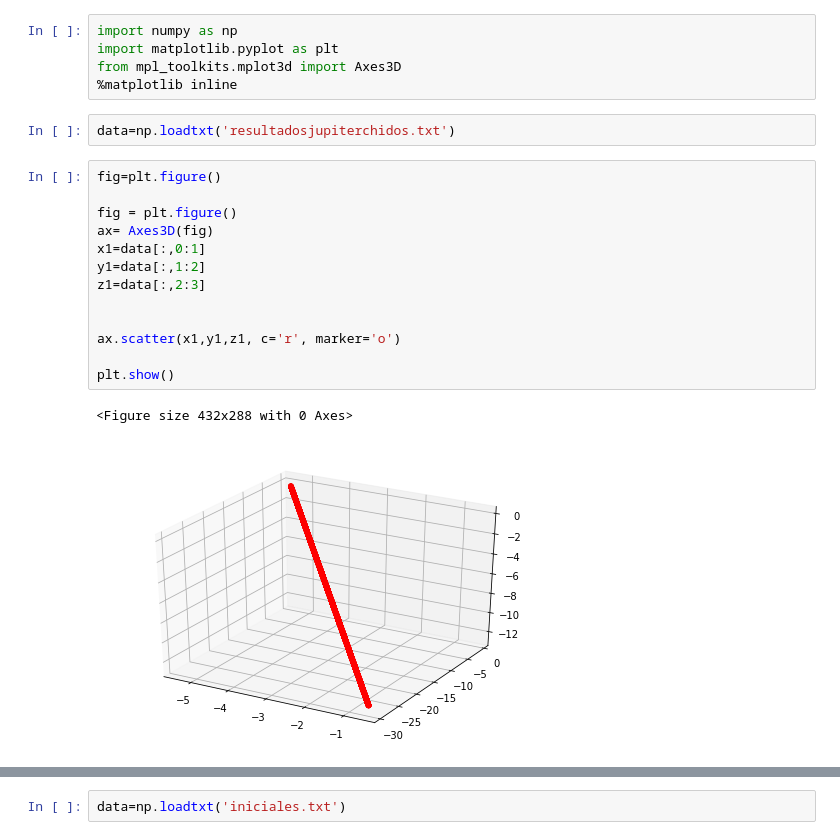
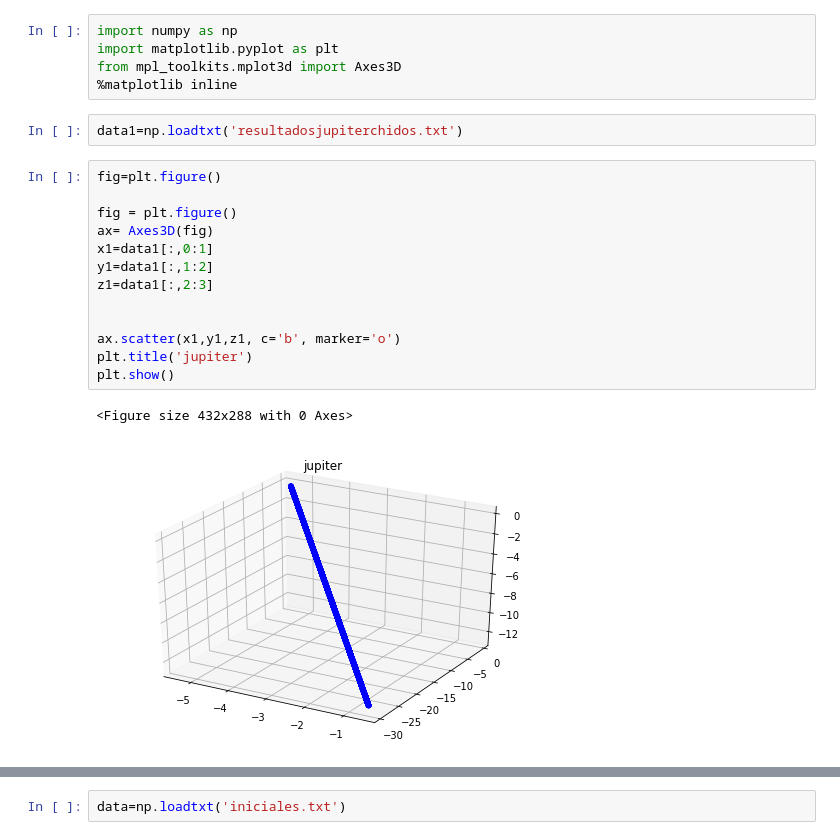
Before and after one commit to DCI-alxogm/pf2018-las-chicas-superpoderosas, a Jupyter notebook: proyectofinal.ipynb, the cells around one changed output, grey strips where cells are left out. Drawn from its saved outputs; the diff is of its cells as text.

```diff
--- a/proyectofinal.ipynb
+++ b/proyectofinal.ipynb
@@ -4,23 +4,23 @@ import matplotlib.pyplot as plt
 from mpl_toolkits.mplot3d import Axes3D
 %matplotlib inline
 # %%
-data=np.loadtxt('resultadosjupiterchidos.txt')
+data1=np.loadtxt('resultadosjupiterchidos.txt')
 # %%
 fig=plt.figure()
 
 fig = plt.figure()
 ax= Axes3D(fig)
-x1=data[:,0:1]
-y1=data[:,1:2]
-z1=data[:,2:3]
+x1=data1[:,0:1]
+y1=data1[:,1:2]
+z1=data1[:,2:3]
 
 
-ax.scatter(x1,y1,z1, c='r', marker='o')
-
+ax.scatter(x1,y1,z1, c='b', marker='o')
+plt.title('jupiter')
 plt.show()
 # %% [output]
 <Figure size 432x288 with 0 Axes>
-[figure, old version]
+[figure, new version]
 # %%
 #prueba de grafica en 3D
 ##borrar
```
Also changed, not shown: parts of 19 cells of this notebook, 4 other files.
